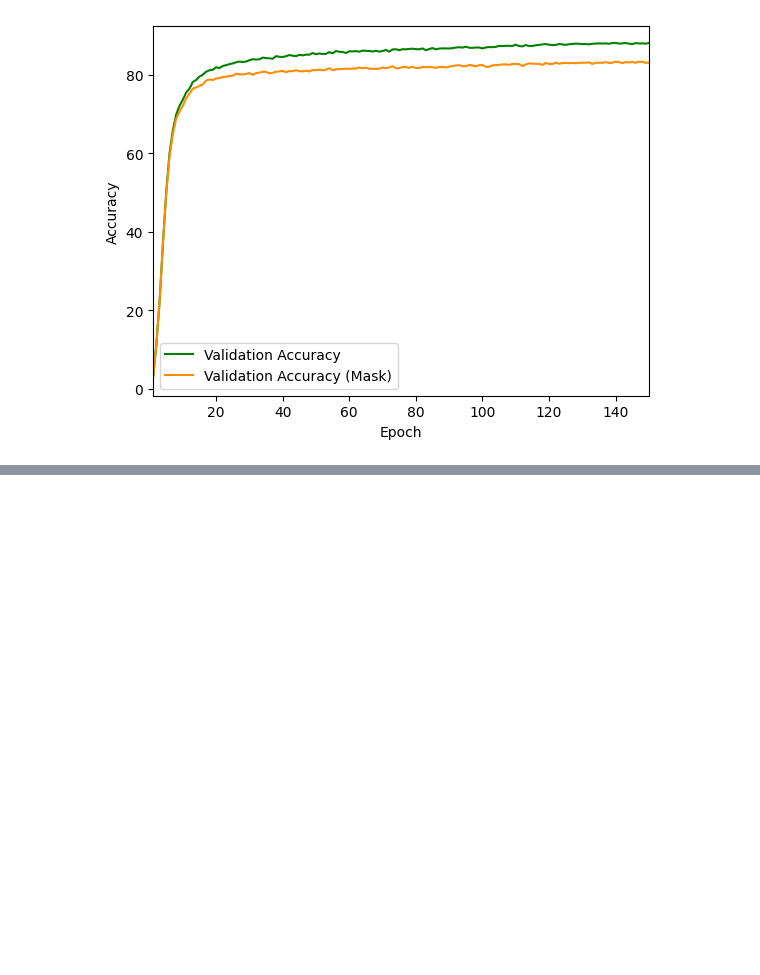
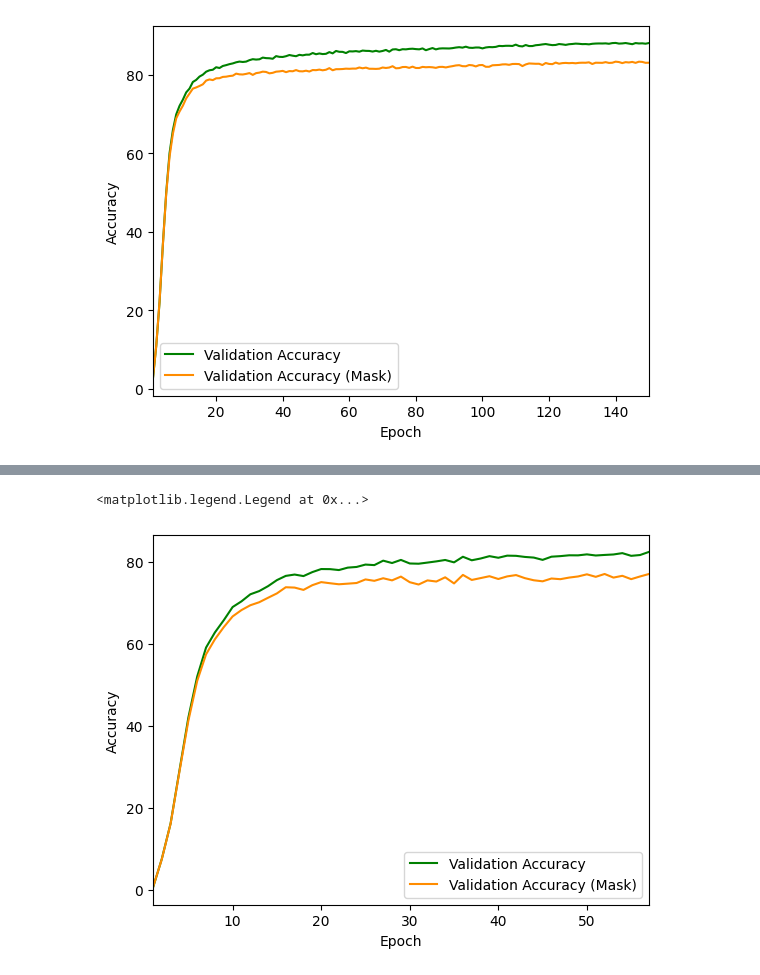
Before and after one commit to orumetsu/MetaFormerBSL, a Jupyter notebook: plots_and_graphics.ipynb, the cells around one changed output, grey strips where cells are left out. Saved outputs shown, nothing was run; the diff lists cells and outputs as text; code cells hidden in the pictures; blank space fills up the shorter version.

```diff
--- a/plots_and_graphics.ipynb
+++ b/plots_and_graphics.ipynb
@@ -142,0 +247,12 @@ plt.legend()
+# %%
+from matplotlib import pyplot as plt
+
+plt.plot(epochs_range, normal_test_acc1, label="Validation Accuracy", color='green')
+plt.plot(epochs_range, masked_test_acc1, label="Validation Accuracy (Mask)", color='darkorange')
+plt.xlabel("Epoch")
+plt.ylabel("Accuracy")
+plt.xlim(1, 57)
+plt.legend()
+# %% [output]
+<matplotlib.legend.Legend at 0x...>
+[figure, added]
```
Also changed, not shown: parts of 9 cells of this notebook.
